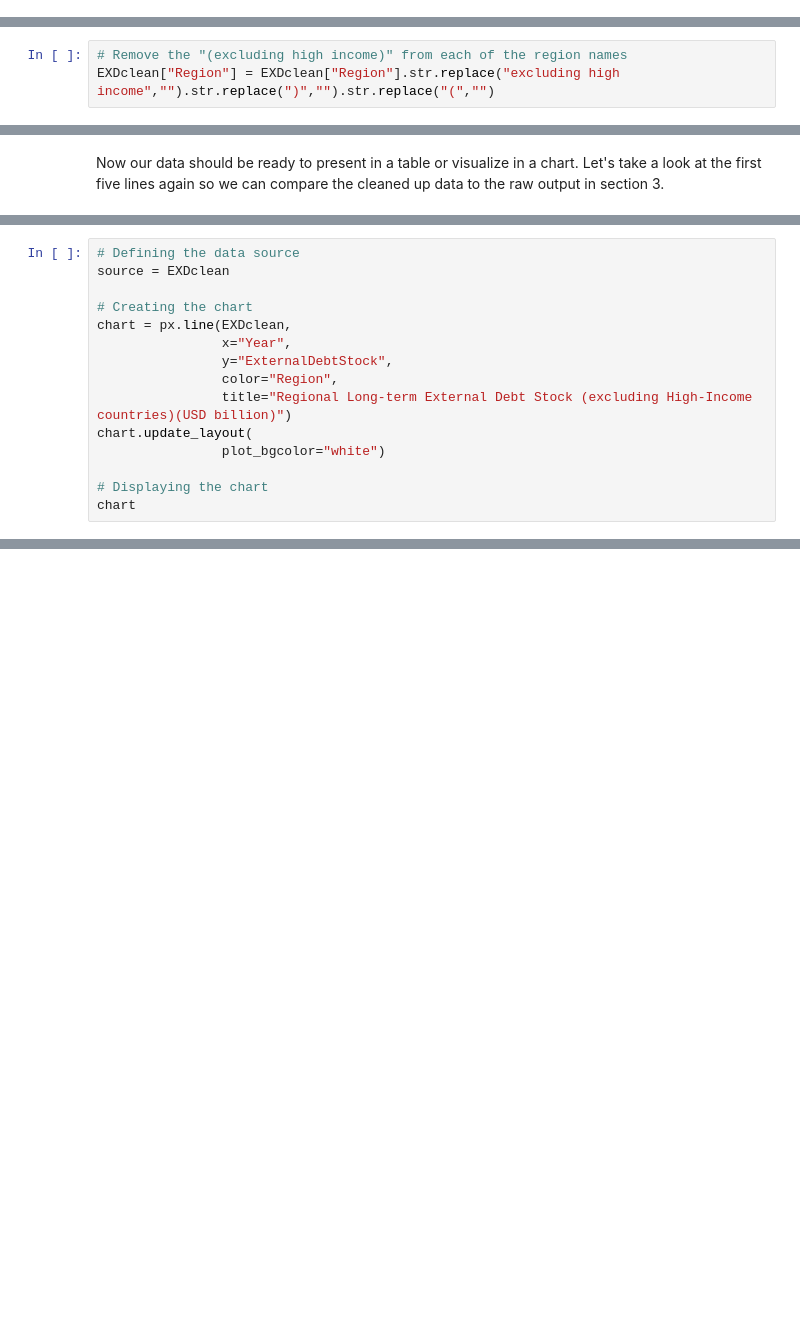
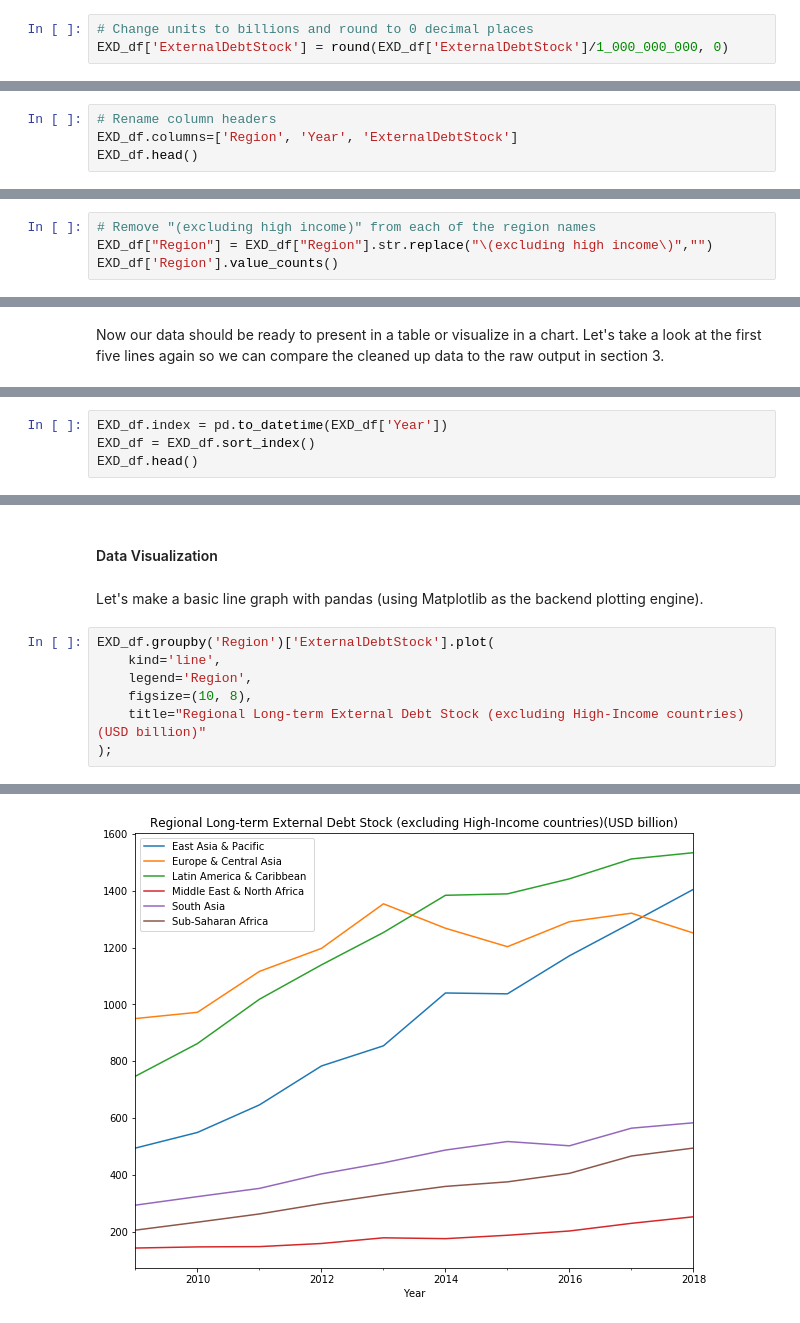
Before and after one commit to worldbank/debt-data, a Jupyter notebook: api-guide/ids-api-guide-python-2.ipynb, the cells around one changed output, grey strips where cells are left out. Drawn from its saved outputs; the diff is of its cells as text; blank space fills up the shorter version.

Commit message:
update python notebook example to use more common pandas methods and built in plotting option

```diff
--- a/api-guide/ids-api-guide-python-2.ipynb
+++ b/api-guide/ids-api-guide-python-2.ipynb
@@ -132,0 +142,3 @@ EXDreshaped.ExternalDebtStock = formatNum(EXDreshaped.ExternalDebtStock)
+# %%
+# Change units to billions and round to 0 decimal places
+EXD_df['ExternalDebtStock'] = round(EXD_df['ExternalDebtStock']/1_000_000_000, 0)
@@ -140,0 +156,4 @@ EXDclean = EXDreshaped.rename(index=str, columns={
+# %%
+# Rename column headers
+EXD_df.columns=['Region', 'Year', 'ExternalDebtStock']
+EXD_df.head()
@@ -141,3 +167,4 @@ EXDclean = EXDreshaped.rename(index=str, columns={
 # %%
-# Remove the "(excluding high income)" from each of the region names
-EXDclean["Region"] = EXDclean["Region"].str.replace("excluding high income","").str.replace(")","").str.replace("(","")
+# Remove "(excluding high income)" from each of the region names
+EXD_df["Region"] = EXD_df["Region"].str.replace("\(excluding high income\)","")
+EXD_df['Region'].value_counts()
@@ -158,0 +192,4 @@ Now use the package "plotly" to create a basic line graph of the regional trends
+# %%
+EXD_df.index = pd.to_datetime(EXD_df['Year'])
+EXD_df = EXD_df.sort_index()
+EXD_df.head()
@@ -159,16 +204,12 @@ Now use the package "plotly" to create a basic line graph of the regional trends
+# %% [markdown]
+#### Data Visualization
+# %% [markdown]
+Let's make a basic line graph with pandas (using Matplotlib as the backend plotting engine).
 # %%
-# Defining the data source
-source = EXDclean
-
-# Creating the chart
-chart = px.line(EXDclean,
-                x="Year",
-                y="ExternalDebtStock",
-                color="Region",
-                title="Regional Long-term External Debt Stock (excluding High-Income countries)(USD billion)")
-chart.update_layout(
-                plot_bgcolor="white")
-
-# Displaying the chart
-chart
+EXD_df.groupby('Region')['ExternalDebtStock'].plot(
+    kind='line',
+    legend='Region',
+    figsize=(10, 8),
+    title="Regional Long-term External Debt Stock (excluding High-Income countries)(USD billion)"
+);
 # %% [output]
@@ -176,0 +216 @@ chart
+[figure, added]
```
Also changed, not shown: parts of 28 cells of this notebook.
